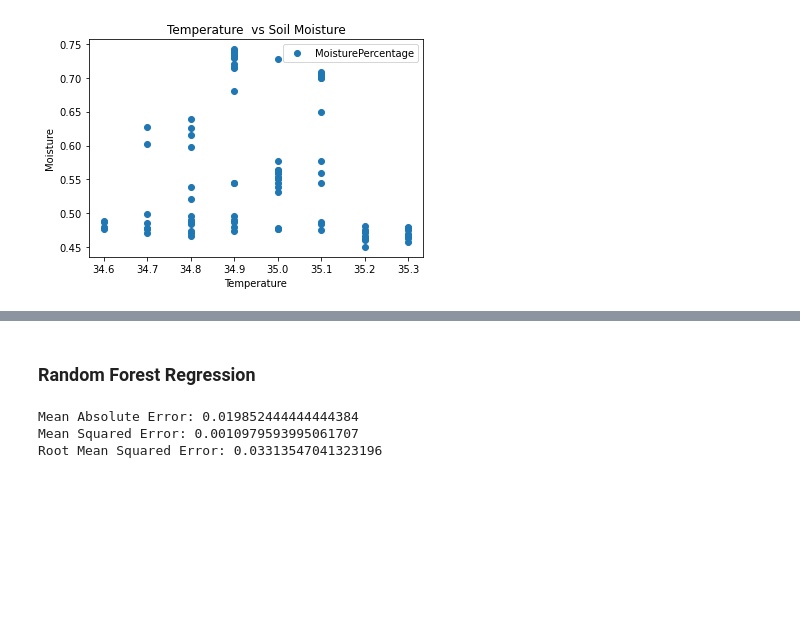
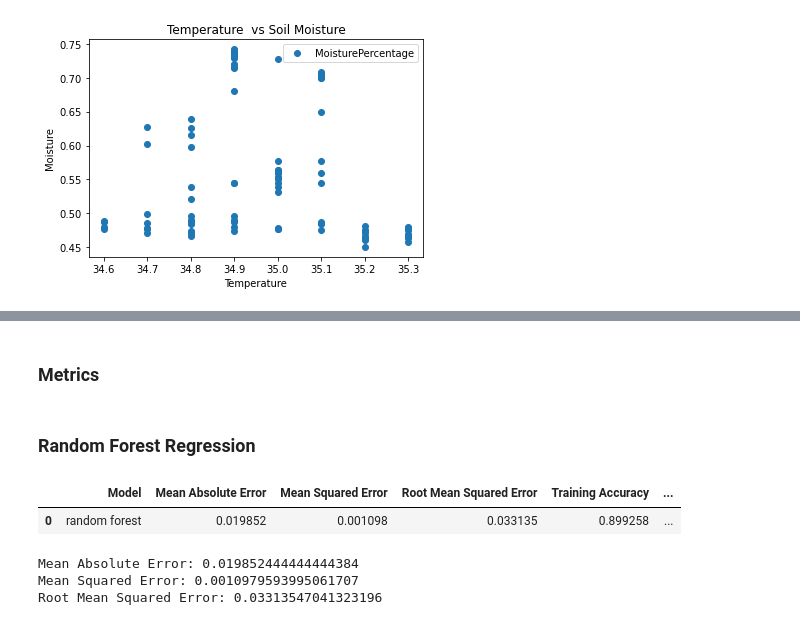
Before and after one commit to abphilip-vit/CollegeP3, a Jupyter notebook: Final.ipynb, the cells around one changed output, grey strips where cells are left out. Saved outputs shown, nothing was run; the diff lists cells and outputs as text; code cells hidden in the pictures; blank space fills up the shorter version.

Commit message:
Random Forest Added

```diff
--- a/Final.ipynb
+++ b/Final.ipynb
@@ -82,8 +84,24 @@ xtrain, xtest, ytrain, ytest = train_test_split(x, y, test_size=0.1, random_stat
 s = StandardScaler()
 xtrain = s.fit_transform(xtrain)
 xtest = s.transform(xtest)
+# %% [markdown]
+### Metrics
+# %%
+def evaluate(name,r,p,model):
+    value = pd.DataFrame({'Model' : [name],
+            'Mean Absolute Error' : metrics.mean_absolute_error(r,p),
+            'Mean Squared Error' : metrics.mean_squared_error(r,p),
+            'Root Mean Squared Error' : np.sqrt(metrics.mean_squared_error(r,p)),
+            'Training Accuracy' : model.score(xtrain, ytrain),
+            'Testing Accuracy' : model.score(xtest, ytest)})
+    return value
 # %% [markdown]
 ### Random Forest Regression
+# %%
+evaluate("random forest",ytest,p1,r1).head()
+# %% [output]
+|  | Model | Mean Absolute Error | Mean Squared Error | Root Mean Squared Error | Training Accuracy | ... |
+| 0 | random forest | 0.019852 | 0.001098 | 0.033135 | 0.899258 | ... |
 # %%
 r1 = RandomForestRegressor(n_estimators=15, random_state=42)
 # %%
```
Also changed, not shown: parts of 8 cells of this notebook.
